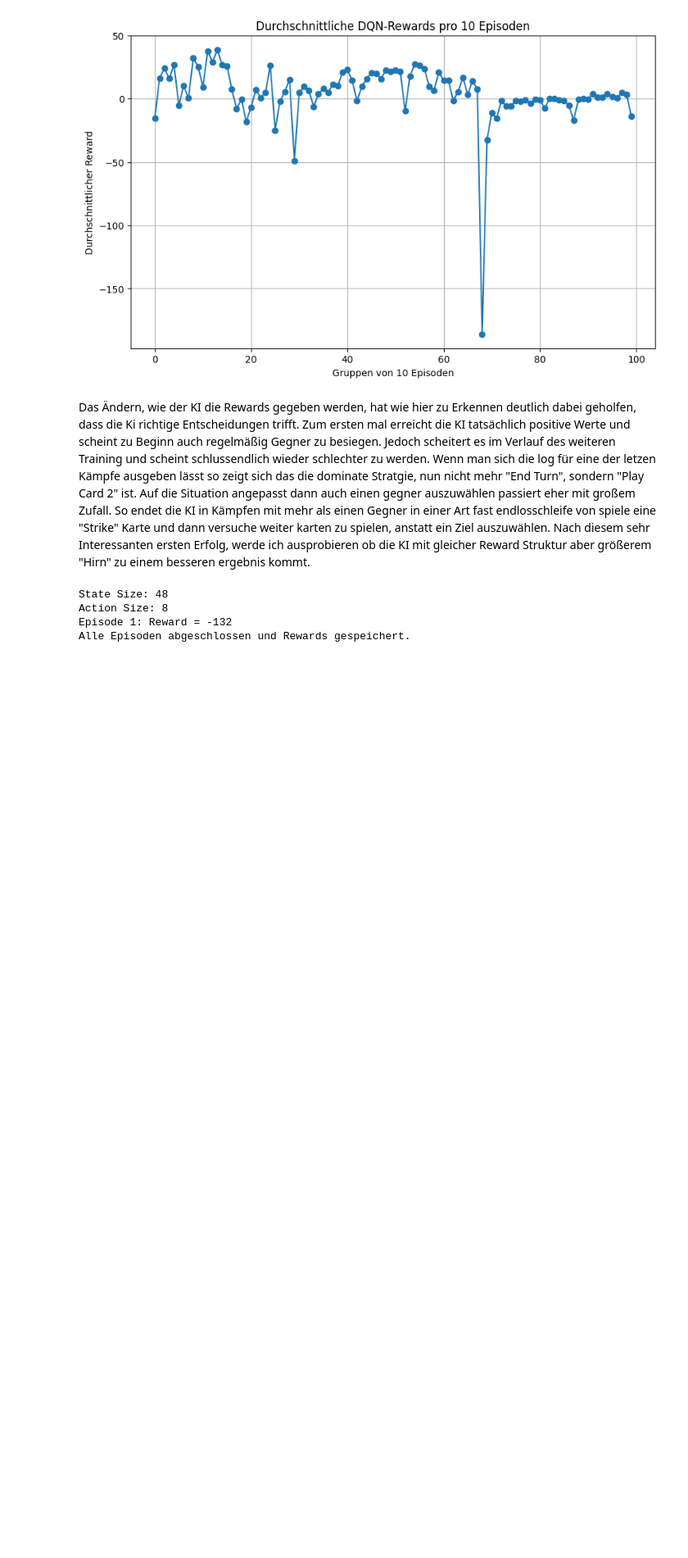
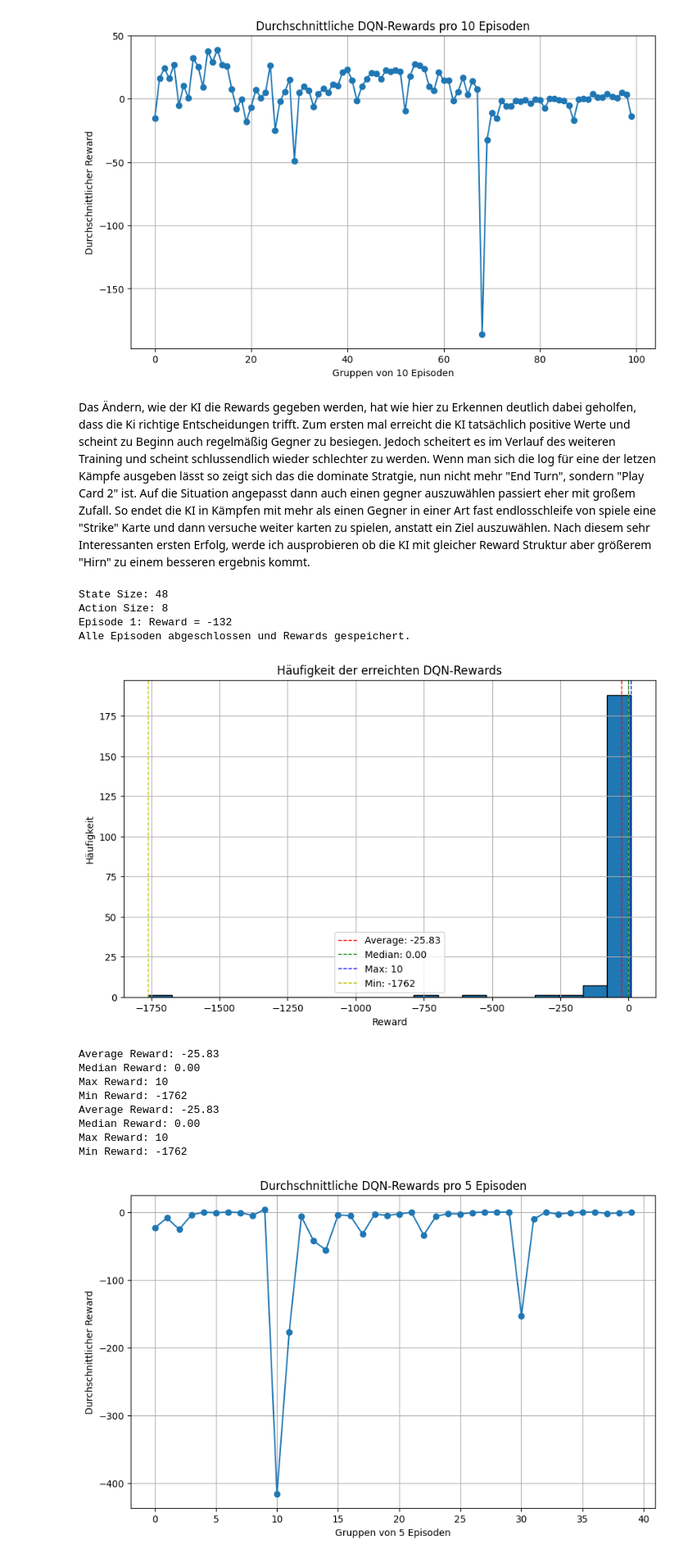
Before and after one commit to mafal003/Spire-Bot, a Jupyter notebook: Train AI.ipynb, the cells around one changed output. Shown at 82% size. Cells and saved outputs as stored; diff of their text form; code cells hidden in the pictures; blank space fills up the shorter version.

Commit message:
testen mit neuen Rewards

```diff
--- a/Train AI.ipynb
+++ b/Train AI.ipynb
@@ -819,3 +819,74 @@ State Size: 48
 Action Size: 8
 Episode 1: Reward = -132
 Alle Episoden abgeschlossen und Rewards gespeichert.
+# %%
+import matplotlib.pyplot as plt
+import numpy as np
+
+# Datei mit den DQN-Rewards einlesen
+dqn_rewards = []
+with open("dqn_rewards_4.txt", "r") as reward_file:
+    for line in reward_file:
+        # Extrahiere den Reward aus jeder Zeile
+        reward = int(line.split("Reward = ")[1])
+        dqn_rewards.append(reward)
+
+# Berechne statistische Kennzahlen
+average_reward = np.mean(dqn_rewards)
+median_reward = np.median(dqn_rewards)
+max_reward = np.max(dqn_rewards)
+min_reward = np.min(dqn_rewards)
+
+# Erstelle ein Histogramm der DQN-Rewards
+plt.figure(figsize=(10, 6))
+plt.hist(dqn_rewards, bins=20, edgecolor='black')
+plt.title('Häufigkeit der erreichten DQN-Rewards')
+plt.xlabel('Reward')
+plt.ylabel('Häufigkeit')
+plt.grid(True)
+
+# Füge statistische Kennzahlen zum Diagramm hinzu
+plt.axvline(average_reward, color='r', linestyle='dashed', linewidth=1, label=f'Average: {average_reward:.2f}')
+plt.axvline(median_reward, color='g', linestyle='dashed', linewidth=1, label=f'Median: {median_reward:.2f}')
+plt.axvline(max_reward, color='b', linestyle='dashed', linewidth=1, label=f'Max: {max_reward}')
+plt.axvline(min_reward, color='y', linestyle='dashed', linewidth=1, label=f'Min: {min_reward}')
+plt.legend()
+
+plt.show()
+
+# Ausgabe der statistischen Kennzahlen
+print(f"Average Reward: {average_reward:.2f}")
+print(f"Median Reward: {median_reward:.2f}")
+print(f"Max Reward: {max_reward}")
+print(f"Min Reward: {min_reward}")
+
+
+# Ausgabe der statistischen Kennzahlen
+print(f"Average Reward: {average_reward:.2f}")
+print(f"Median Reward: {median_reward:.2f}")
+print(f"Max Reward: {max_reward}")
+print(f"Min Reward: {min_reward}")
+
+# Berechne den durchschnittlichen Reward für Gruppen von 5 Episoden
+group_size = 5
+grouped_rewards = [np.mean(dqn_rewards[i:i + group_size]) for i in range(0, len(dqn_rewards), group_size)]
+
+# Erstelle ein Liniendiagramm der durchschnittlichen Rewards
+plt.figure(figsize=(10, 6))
+plt.plot(grouped_rewards, marker='o')
+plt.title('Durchschnittliche DQN-Rewards pro 5 Episoden')
+plt.xlabel('Gruppen von 5 Episoden')
+plt.ylabel('Durchschnittlicher Reward')
+plt.grid(True)
+plt.show()
+# %% [output]
+[figure, added]
+Average Reward: -25.83
+Median Reward: 0.00
+Max Reward: 10
+Min Reward: -1762
+Average Reward: -25.83
+Median Reward: 0.00
+Max Reward: 10
+Min Reward: -1762
+[figure, added]
```
Also changed, not shown: parts of 5 cells of this notebook, 4 other files.
